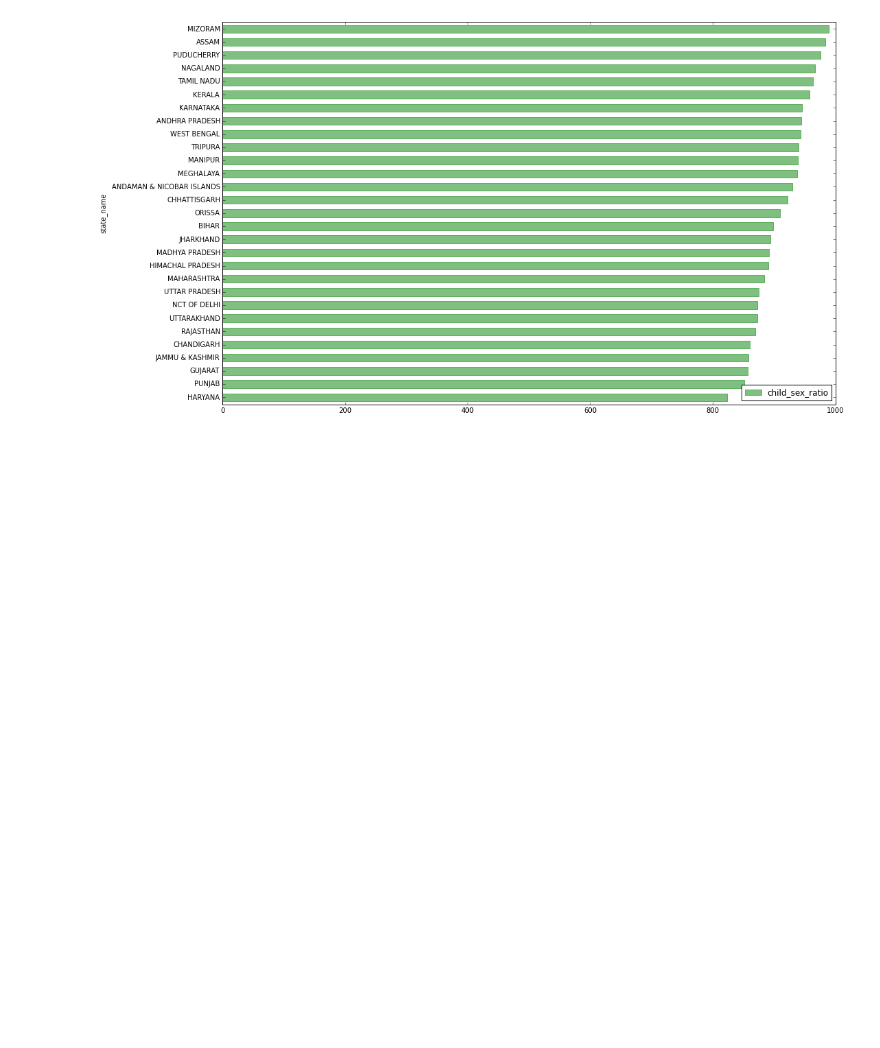
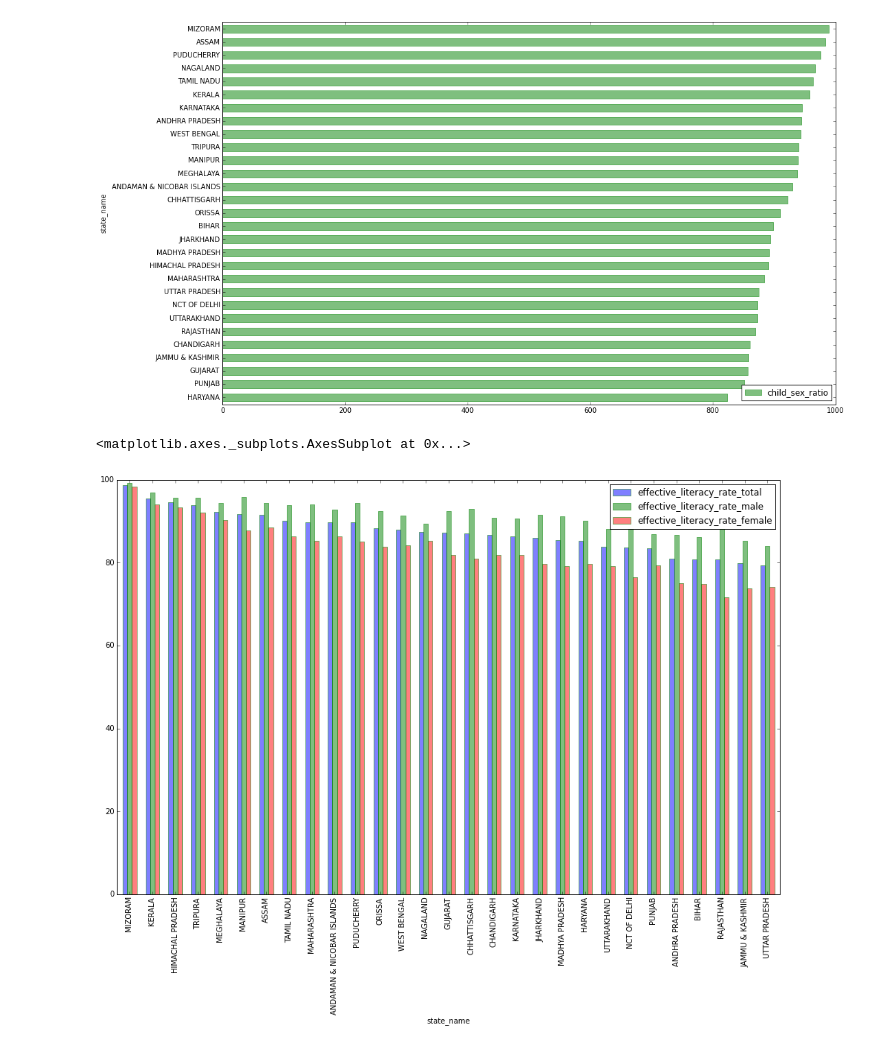
Before and after one commit to ankit864/kaggle, a Jupyter notebook: Top 500 cities India/indian_city.ipynb, the cells around one changed output. Saved outputs shown, nothing was run; the diff lists cells and outputs as text; code cells hidden in the pictures; blank space fills up the shorter version.

```diff
--- a/Top 500 cities India/indian_city.ipynb
+++ b/Top 500 cities India/indian_city.ipynb
@@ -76,3 +85,21 @@ state_sex_ratio.plot(kind="barh",
 # %% [output]
 <matplotlib.axes._subplots.AxesSubplot at 0x...>
 [figure]
+# %%
+state_literacy_effective  = data[["state_name",
+                                  "effective_literacy_rate_total",
+                                  "effective_literacy_rate_male",
+                                  "effective_literacy_rate_female"]].groupby("state_name").agg({"effective_literacy_rate_total":np.average,
+                                                                                                "effective_literacy_rate_male":np.average,
+                                                                                                "effective_literacy_rate_female":np.average}).sort("effective_literacy_rate_total", ascending=False)
+state_literacy_effective.plot(kind="bar",
+                      grid=False,
+                      figsize=(16,10),
+                      #color="r",
+                      alpha = 0.5,
+                      width=0.6,
+                      stacked = False,
+                     edgecolor="g",)
+# %% [output]
+<matplotlib.axes._subplots.AxesSubplot at 0x...>
+[figure, added]
```
Also changed, not shown: parts of 4 cells of this notebook.
